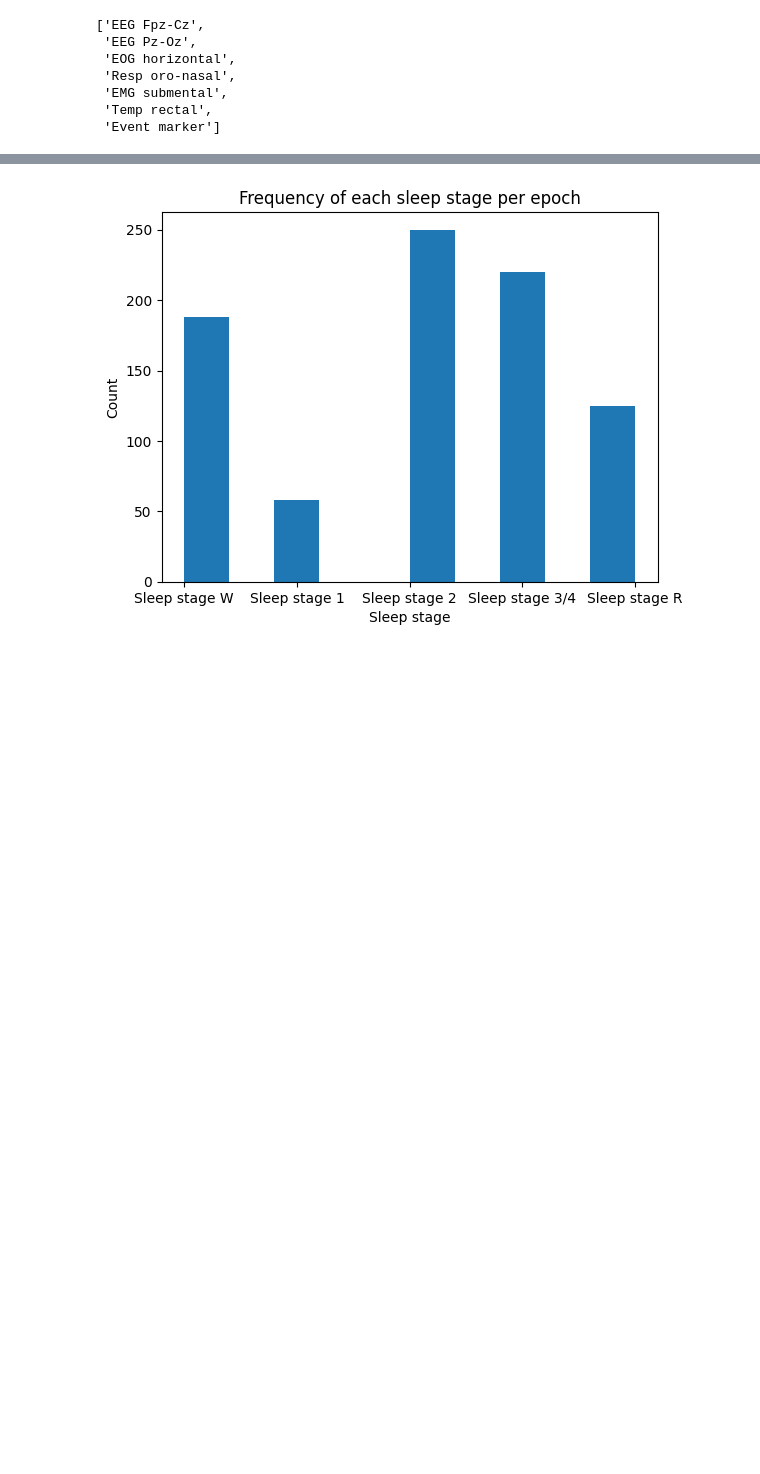
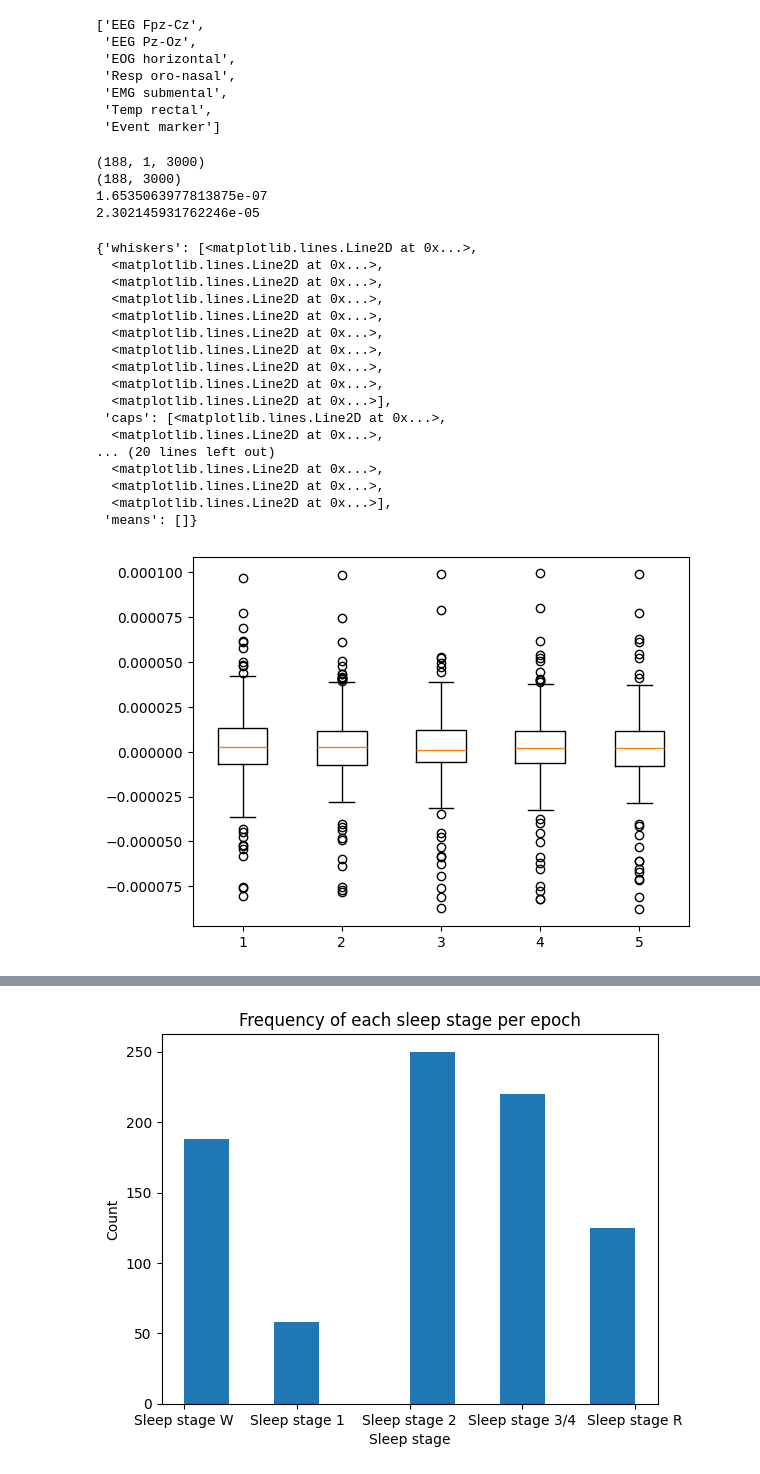
Before and after one commit to AdvPythonFS25/group_3_eeg, a Jupyter notebook: PSG.ipynb, the cells around one changed output, grey strips where cells are left out. Saved outputs shown, nothing was run; the diff lists cells and outputs as text; code cells hidden in the pictures; blank space fills up the shorter version.

```diff
--- a/PSG.ipynb
+++ b/PSG.ipynb
@@ -68,3 +68,39 @@ epo.ch_names
  'EMG submental',
  'Temp rectal',
  'Event marker']
+# %%
+import matplotlib.pyplot as plt
+
+obj = epo.pick_channels(['EEG Fpz-Cz'])
+stW = obj[obj.events[:,2] == 0]
+
+dataW = stW.get_data(copy=True)
+print(dataW.shape)
+print(dataW[:,0].shape)
+print(np.mean(data[:,0]))
+print(np.std(data[:,0]))
+
+plt.boxplot(dataW[:,0,0:5])
+# %% [output]
+(188, 1, 3000)
+(188, 3000)
+1.6535063977813875e-07
+2.302145931762246e-05
+{'whiskers': [<matplotlib.lines.Line2D at 0x...>,
+  <matplotlib.lines.Line2D at 0x...>,
+  <matplotlib.lines.Line2D at 0x...>,
+  <matplotlib.lines.Line2D at 0x...>,
+  <matplotlib.lines.Line2D at 0x...>,
+  <matplotlib.lines.Line2D at 0x...>,
+  <matplotlib.lines.Line2D at 0x...>,
+  <matplotlib.lines.Line2D at 0x...>,
+  <matplotlib.lines.Line2D at 0x...>,
+  <matplotlib.lines.Line2D at 0x...>],
+ 'caps': [<matplotlib.lines.Line2D at 0x...>,
+  <matplotlib.lines.Line2D at 0x...>,
+... (20 lines left out)
+  <matplotlib.lines.Line2D at 0x...>,
+  <matplotlib.lines.Line2D at 0x...>,
+  <matplotlib.lines.Line2D at 0x...>],
+ 'means': []}
+[figure, added]
```
Also changed, not shown: parts of 6 cells of this notebook.
